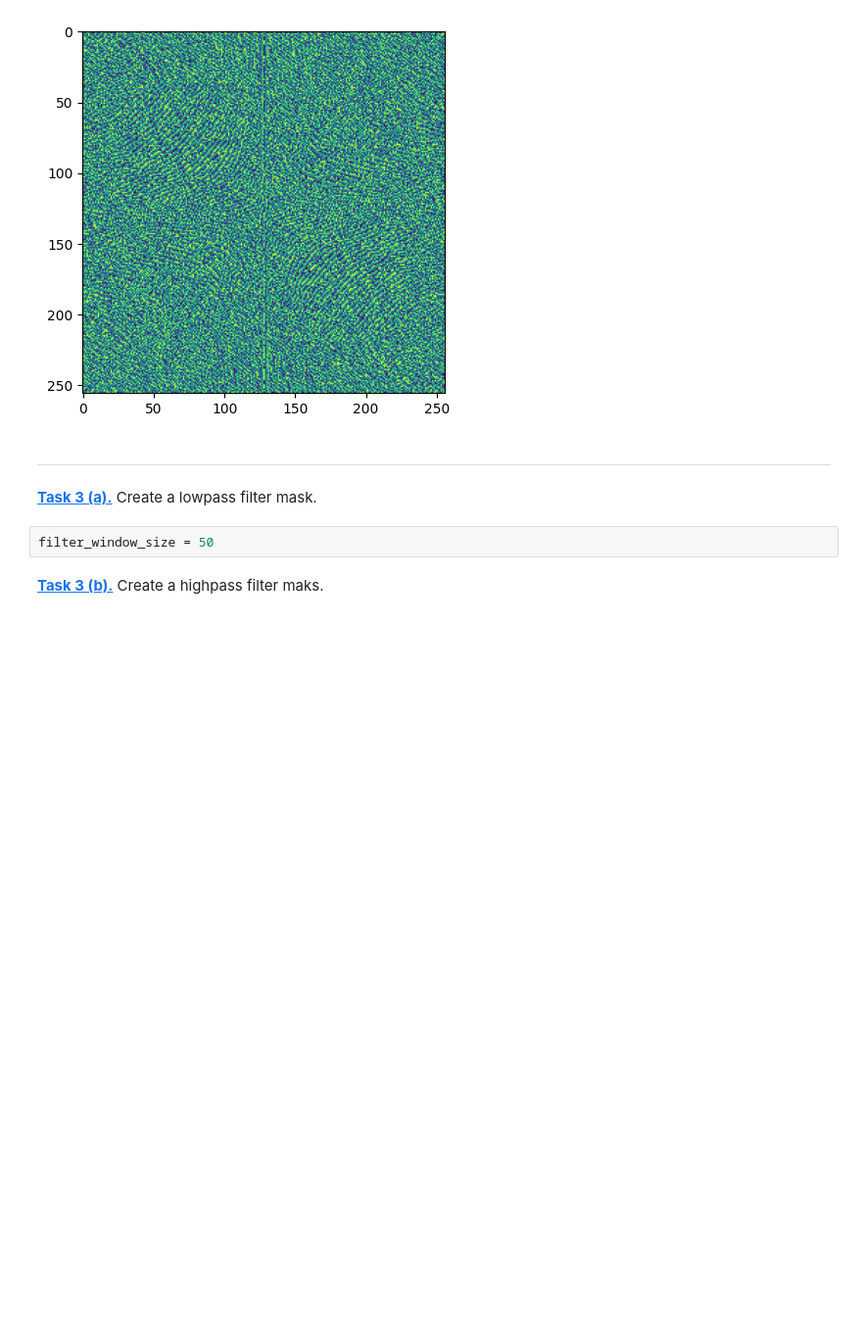
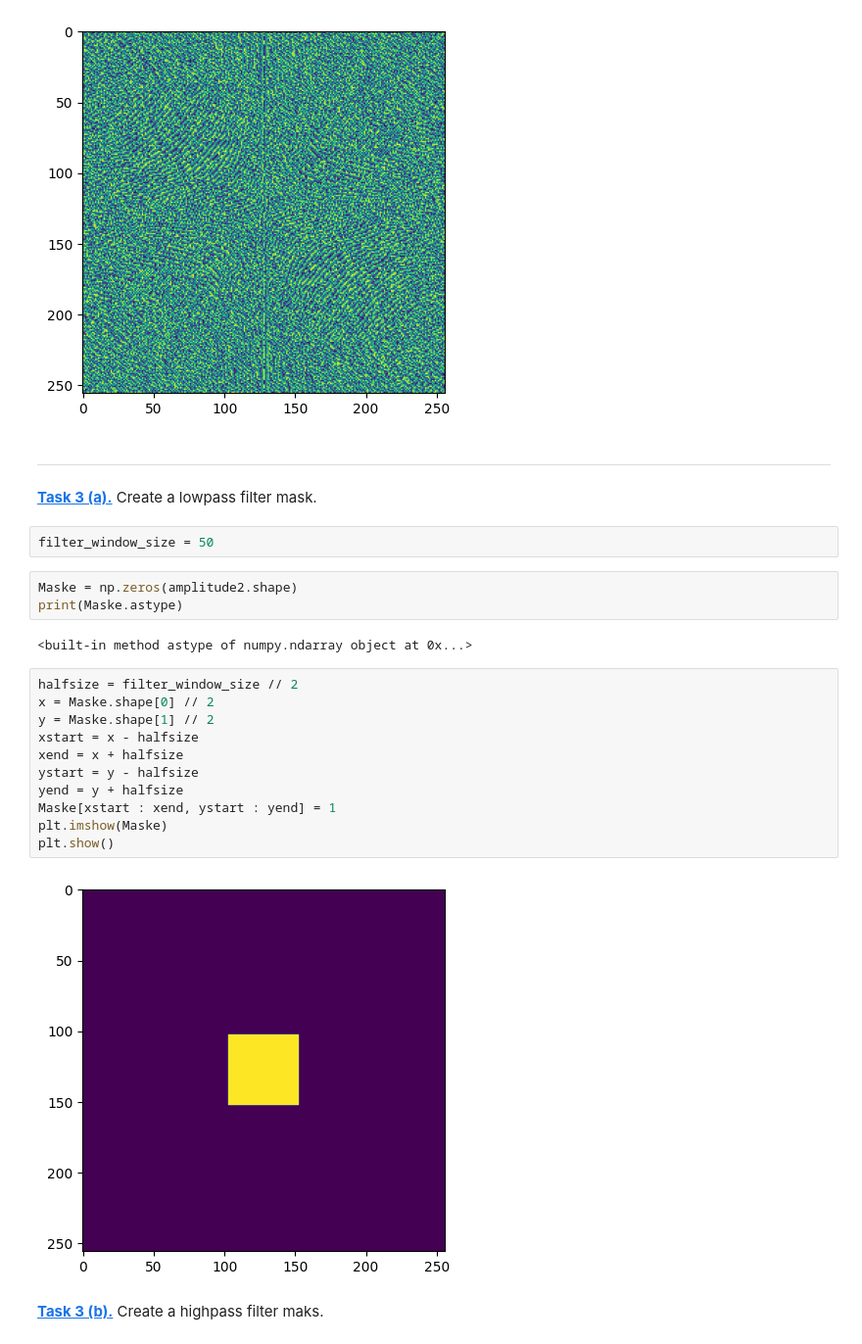
Before and after one commit to AB22-too/mobi-fs5-python, a Jupyter notebook: fourier.ipynb, the cells around one changed output. Shown at 98% size. Drawn from its saved outputs; the diff is of its cells as text; blank space fills up the shorter version.

```diff
--- a/fourier.ipynb
+++ b/fourier.ipynb
@@ -113,5 +113,23 @@ plt.show()
 **[Task 3 (a).]()** Create a lowpass filter mask.
 # %%
 filter_window_size = 50
+# %%
+Maske = np.zeros(amplitude2.shape)
+print(Maske.astype)
+# %% [output]
+<built-in method astype of numpy.ndarray object at 0x...>
+# %%
+halfsize = filter_window_size // 2
+x = Maske.shape[0] // 2
+y = Maske.shape[1] // 2
+xstart = x - halfsize
+xend = x + halfsize
+ystart = y - halfsize
+yend = y + halfsize
+Maske[xstart : xend, ystart : yend] = 1
+plt.imshow(Maske)
+plt.show()
+# %% [output]
+[figure, added]
 # %% [markdown]
 **[Task 3 (b).]()** Create a highpass filter maks.
```
Also changed, not shown: parts of 1 cell of this notebook.
